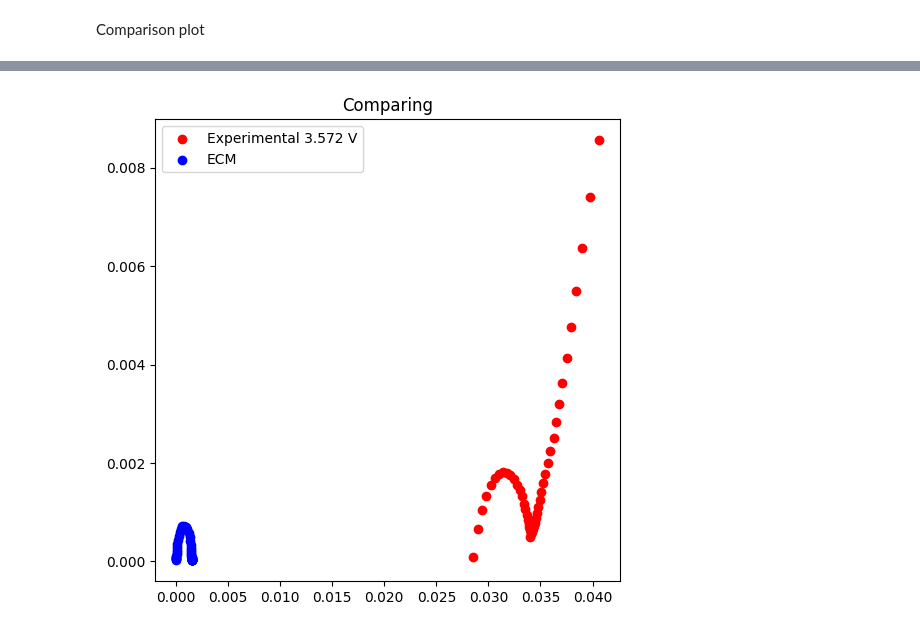
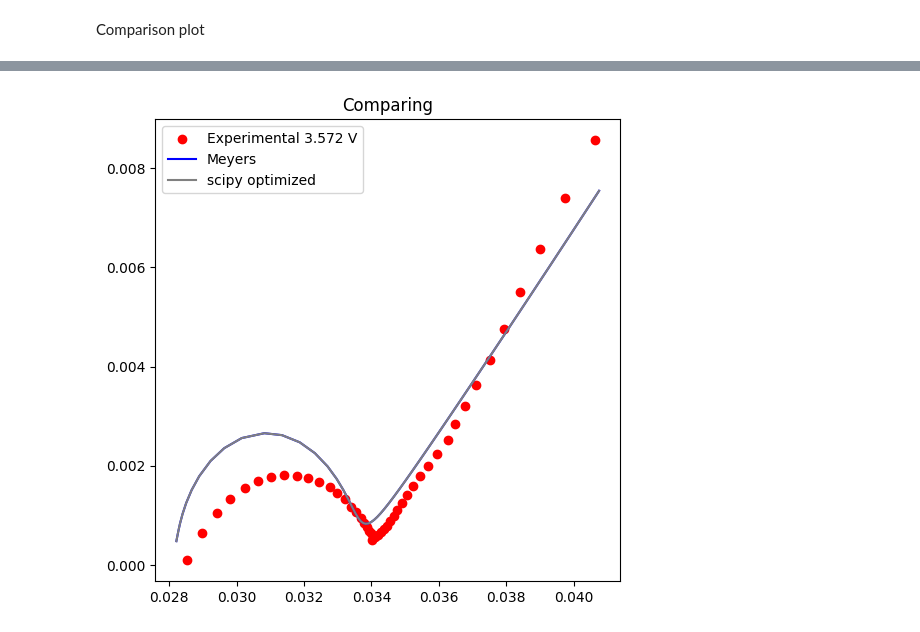
Before and after one commit to samaard2001/EIS-code, a Jupyter notebook: Code/EIS_ECM.ipynb, the cells around one changed output, grey strips where cells are left out. Saved outputs shown, nothing was run; the diff lists cells and outputs as text; code cells hidden in the pictures.

```diff
--- a/Code/EIS_ECM.ipynb
+++ b/Code/EIS_ECM.ipynb
@@ -214,16 +214,12 @@ T = 298 # K
 # %%
 volume_anode = params['Electrode height [m]']*params['Electrode width [m]']*params['Negative electrode thickness [m]'] # [m^3]
 volume_cathode = params['Electrode height [m]']*params['Electrode width [m]']*params['Positive electrode thickness [m]'] # [m^3]
+area_electrode = params['Electrode height [m]']*params['Electrode width [m]'] #[m^2]
 
 c_e = params['EC initial concentration in electrolyte [mol.m-3]']
 i_0_a = params['Negative electrode exchange-current density [A.m-2]'](c_e, c_n_s, c_n_s_max, T)
 i_0_c = params['Positive electrode exchange-current density [A.m-2]'](c_e, c_p_s, c_p_s_max, T)
 
-i_0_a = params['Negative electrode exchange-current density [A.m-2]'](c_e, c_n_s, c_n_s_max, T)*20
-i_0_c = params['Positive electrode exchange-current density [A.m-2]'](c_e, c_p_s, c_p_s_max, T)*20
-print(i_0_a)
-print(i_0_c)
-
 r = params['Positive particle radius [m]']
 e_a = 1 - params['Negative electrode porosity']
 e_c = 1 - params['Positive electrode porosity']
@@ -461,5 +377,5 @@ def Y_particle(param, ang_freq, R_part, Y_s):
     return Y
 
 def v(param, Y):
-    v = param['L']/ (((param['K']*param['sigma'])/(param['K'] + param['sigma']))**0.5*((param['a']*Y)/N)**(-0.5))
+    v = param['L']/ (((param['K']*param['sigma'])/(param['K'] + param['sigma']))**0.5*((param['a']*Y))**(-0.5))
     return v
@@ -481,11 +395,10 @@ def calc_Z(comp, frequencies):
     # The total impedance:
     Z = (param['L']/(param['K']+param['sigma']))*(1 + (2 + (param['sigma']/param['K'] + param['K']/param['sigma'])*np.cosh(v_calc))/(v_calc*np.sinh(v_calc)))
 
-    return Z
+    return Z/area_electrode
 
 frequencies = np.array(get_exp_data(1, "")[1])
 Z_init = calc_Z(dict_to_list(a_parametre), frequencies)
-
 plt.plot(Z_init.real, -Z_init.imag)
 plt.show()
 # %% [output]
@@ -653,0 +605,21 @@ plt.show()
+# %%
+
+def calc_Z1(comp, frequencies):
+    # Update param dictionary from the flat parameter list (comp), where comp is updated values
+    param = list_to_dict(a_fitting, comp)
+    ang_freq = 2 * np.pi * frequencies
+
+    Rp = R_part(param)
+    Ys = Y_s(param, ang_freq)
+    Y = Y_particle(param, ang_freq, Rp, Ys)
+    v_calc = v(param, Y)
+
+    # The total impedance:
+    Z = param['Rel'] + (L/(K+sigma))*(1 + (2 + (sigma/K + K/sigma)*np.cosh(v_calc))/(v_calc*np.sinh(v_calc)))
+
+    return Z/area_electrode
+
+frequencies = np.array(get_exp_data(1, "")[1])
+Z_init = calc_Z1(dict_to_list(a_fitting), frequencies)
+plt.plot(Z_init.real, -Z_init.imag)
+plt.show()
@@ -654,15 +679,21 @@ plt.show()
 # %%
-# Here I have chosen i = 1
+frequencies = np.array(get_exp_data(1, "")[1])
+Z = calc_Z1(dict_to_list(a_fitting), frequencies)
+Z_scipy = calc_Z1(list_elems, frequencies)
+#Z_pso = calc_Z1(best_params, frequencies)
 
 fig, ax = plt.subplots(figsize=(6, 6))
-ax.scatter(np.array(get_exp_data(1, "")[0][0]), -np.array(get_exp_data(1, "")[0][1]), color = 'red', label=f"Experimental "+str(np.round(get_vdc(1, ""),3))+" V")
-ax.scatter(Z_init.real, -Z_init.imag, label = f'ECM', color = 'blue')
+ax.scatter(np.array(get_exp_data(i, "")[0][0]), -np.array(get_exp_data(i, "")[0][1]), color = 'red', label=f"Experimental "+str(np.round(get_vdc(i, ""),3))+" V")
+ax.plot(Z.real, -Z.imag, label = f'Meyers', color = 'blue')
+#ax.plot(Z_pso.real, -Z_pso.imag, label = f'PSO optimized', color = 'grey')
+ax.plot(Z_scipy.real, -Z_scipy.imag, label = f'scipy optimized', color = 'grey')
+
 
 #ax.set_xlim(0.016, 0.045)
 #ax.set_ylim(0, 0.012)
 
 plt.legend()
 plt.title("Comparing")
 plt.show()
 # %% [output]
-[figure, old version]
+[figure, new version]
```
Also changed, not shown: parts of 23 cells of this notebook, 1 other file.
